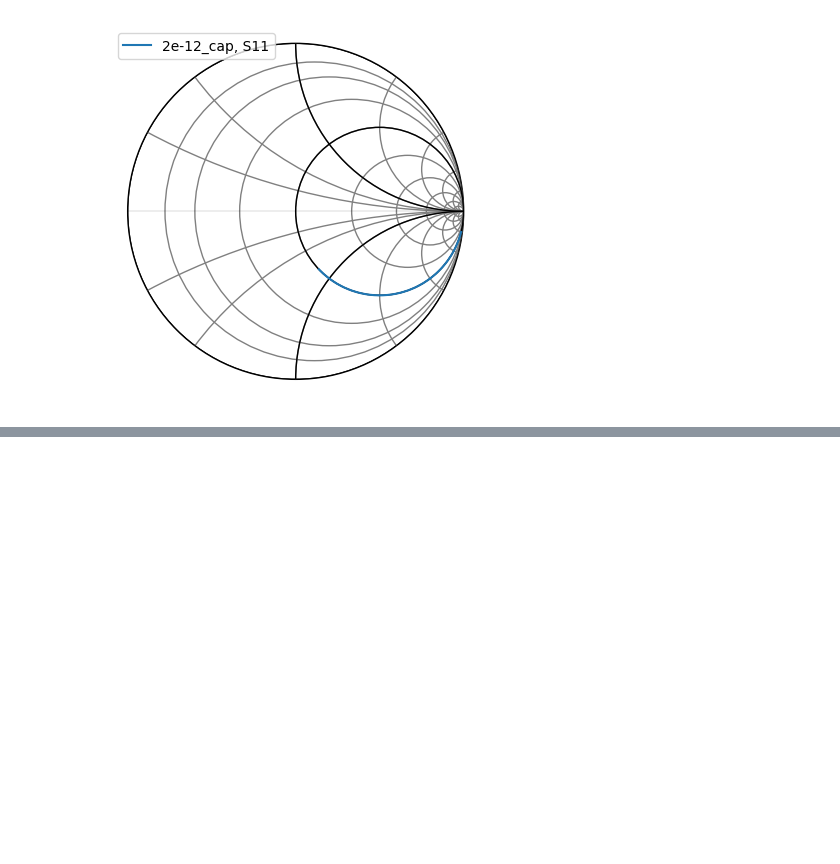
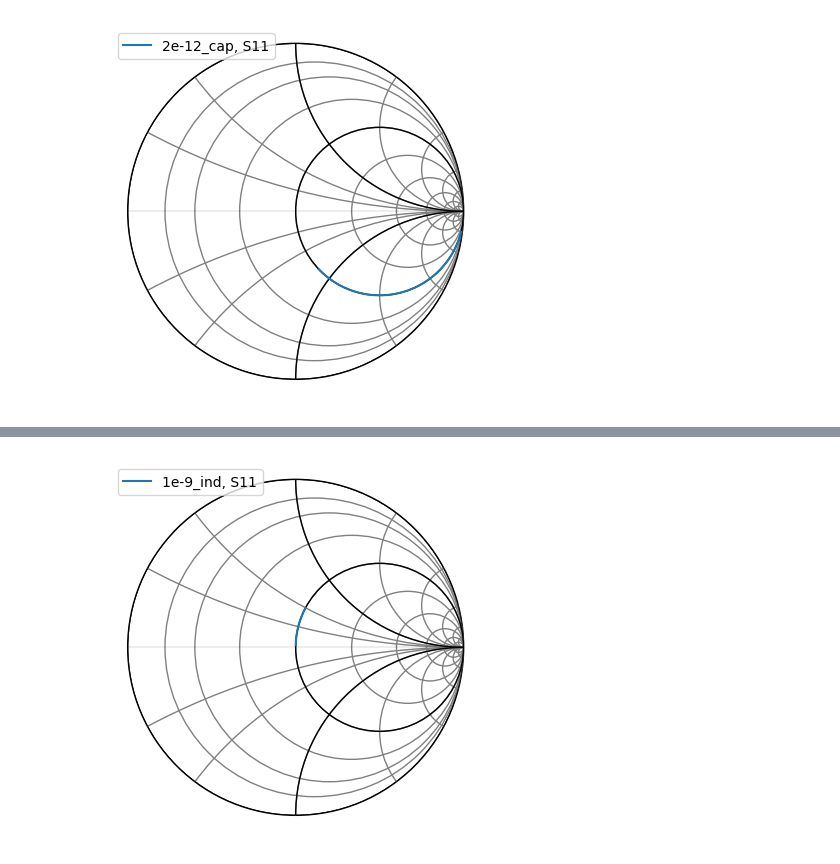
Before and after one commit to jwpen84/RFCircuitAIOptimizer, a Jupyter notebook: Optimizer_RFSample.ipynb, the cells around one changed output, grey strips where cells are left out. Drawn from its saved outputs; the diff is of its cells as text; code cells hidden in the pictures; blank space fills up the shorter version.

Commit message:
inductor와 resistor도 완료료

```diff
--- a/Optimizer_RFSample.ipynb
+++ b/Optimizer_RFSample.ipynb
@@ -58,0 +61,16 @@ cap_ntwk.s11.plot_s_smith(label='DefinedGammaZ0 Capacitor')
+# %%
+ind = torch.tensor(1e-9, dtype=torch.float32, requires_grad=True)
+s_mat_ind = rfopt.inductor(ind)
+ind2 = torch.tensor(2e-9, dtype=torch.float32, requires_grad=True)
+s_mat_ind2 = rfopt.inductor(ind2)
+s_mat_ind2 = s_mat_ind2.detach()
+ind_optimizer = torch.optim.Adam([ind], lr=1e-11)
+# %%
+for i in range(1000):
+    ind_optimizer.zero_grad()
+    s_mat_ind = rfopt.inductor(ind)
+    loss = loss_fn(s_mat_ind, s_mat_ind2)
+    loss.backward()
+    ind_optimizer.step()
+    if((i+1)%100 == 0):
+        print(f"Iteration {i+1}: Loss: {loss.item()}, ind: {ind.item()}")
@@ -58,0 +88,6 @@ cap_ntwk.s11.plot_s_smith(label='DefinedGammaZ0 Capacitor')
+# %%
+ind_ntwk = rf.Network(frequency=freq.detach().numpy(), s=s_mat_ind.detach().numpy()
+                  , name='1e-9_ind')
+ind_ntwk.s11.plot_s_smith()
+# %% [output]
+[figure, added]
```
Also changed, not shown: parts of 7 cells of this notebook, 2 other files.
